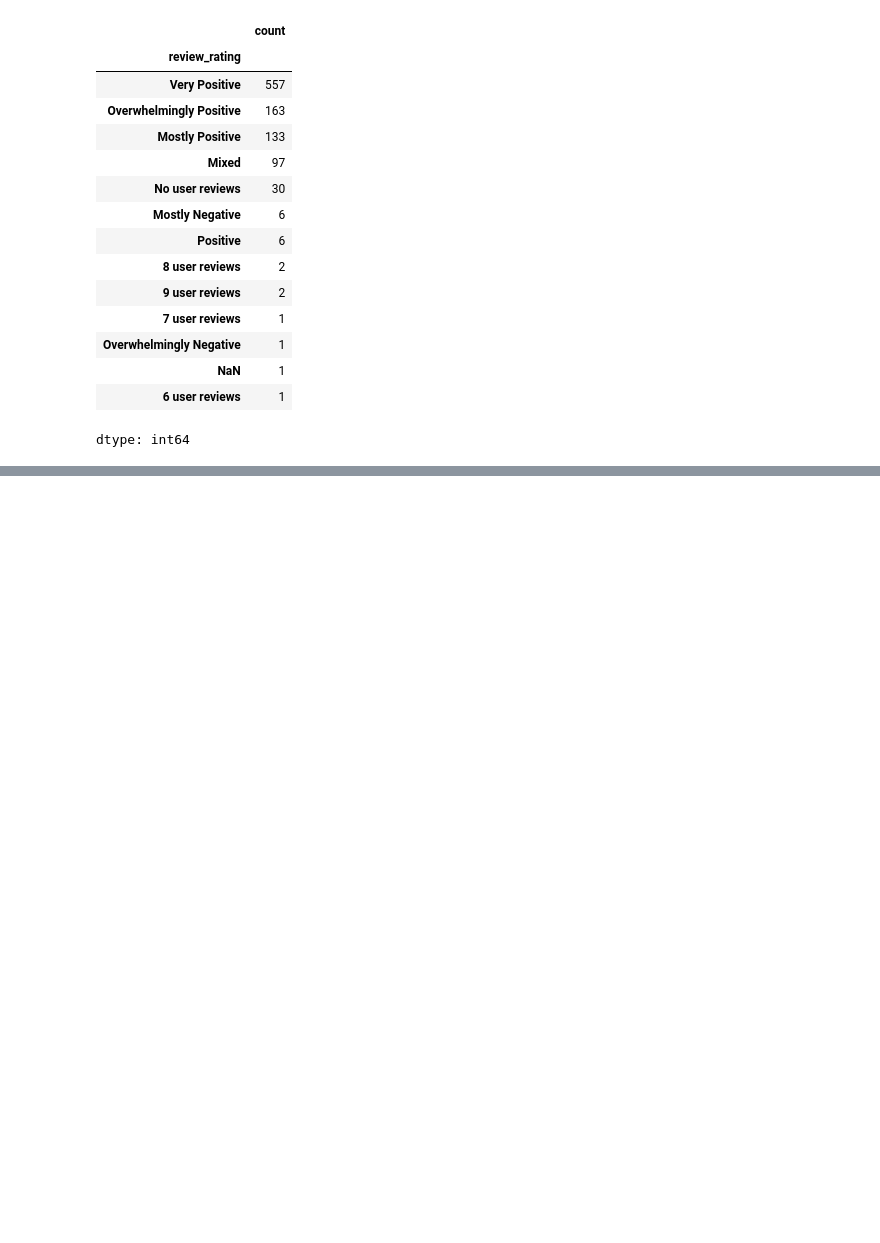
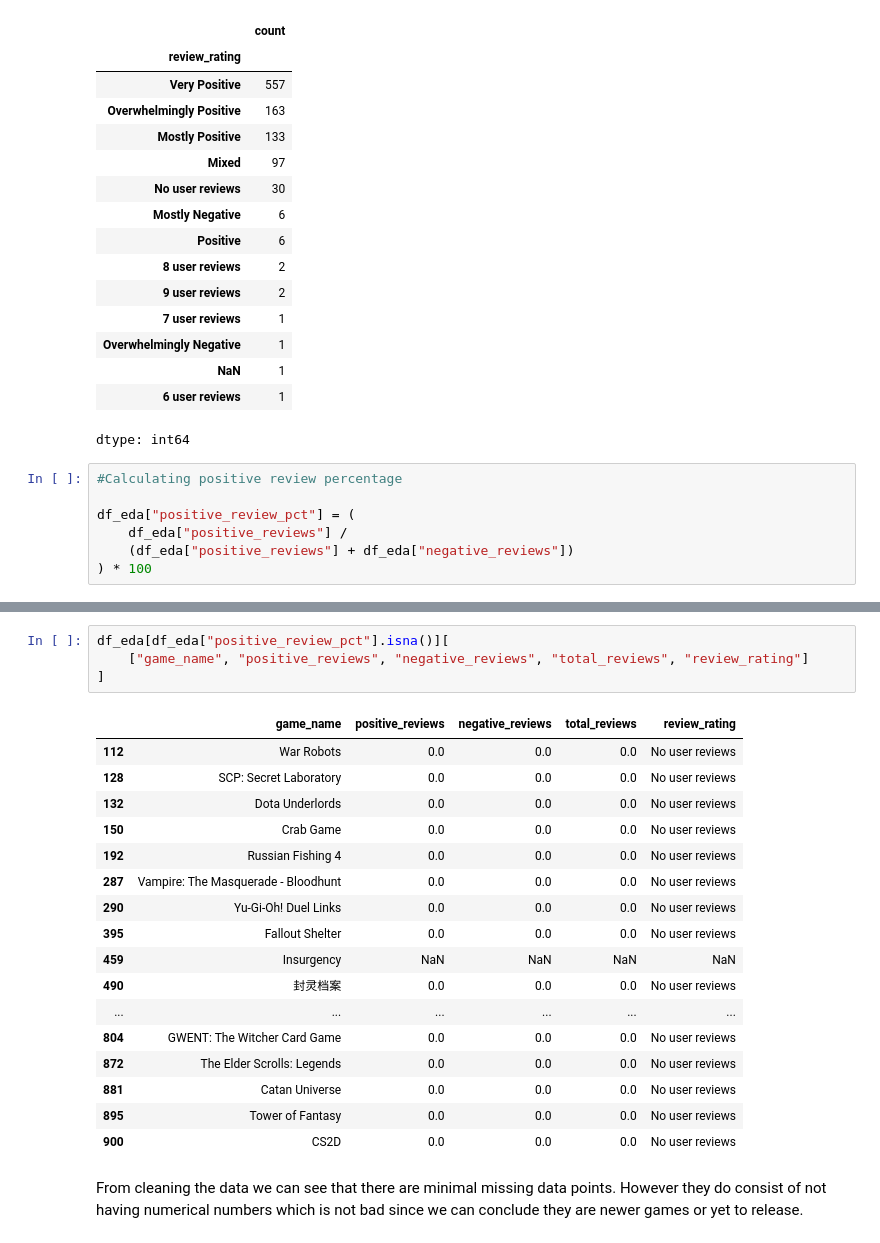
Before and after one commit to jxvoy23/csc366-steam-analysis, a Jupyter notebook: Steam_EDA.ipynb, the cells around one changed output, grey strips where cells are left out. Drawn from its saved outputs; the diff is of its cells as text; blank space fills up the shorter version.

Commit message:
Jupyter Notebook of Steam Dataset
Most of the data cleaning was done along with EDA.

```diff
--- a/Steam_EDA.ipynb
+++ b/Steam_EDA.ipynb
@@ -390,3 +392,10 @@ df_eda["review_rating"].value_counts(dropna=False)
 | NaN | 1 |
 | 6 user reviews | 1 |
 dtype: int64
+# %%
+#Calculating positive review percentage
+
+df_eda["positive_review_pct"] = (
+    df_eda["positive_reviews"] /
+    (df_eda["positive_reviews"] + df_eda["negative_reviews"])
+) * 100
@@ -392,0 +440,24 @@ dtype: int64
+# %%
+df_eda[df_eda["positive_review_pct"].isna()][
+    ["game_name", "positive_reviews", "negative_reviews", "total_reviews", "review_rating"]
+]
+# %% [output]
+|  | game_name | positive_reviews | negative_reviews | total_reviews | review_rating |
+| 112 | War Robots | 0.0 | 0.0 | 0.0 | No user reviews |
+| 128 | SCP: Secret Laboratory | 0.0 | 0.0 | 0.0 | No user reviews |
+| 132 | Dota Underlords | 0.0 | 0.0 | 0.0 | No user reviews |
+| 150 | Crab Game | 0.0 | 0.0 | 0.0 | No user reviews |
+| 192 | Russian Fishing 4 | 0.0 | 0.0 | 0.0 | No user reviews |
+| 287 | Vampire: The Masquerade - Bloodhunt | 0.0 | 0.0 | 0.0 | No user reviews |
+| 290 | Yu-Gi-Oh! Duel Links | 0.0 | 0.0 | 0.0 | No user reviews |
+| 395 | Fallout Shelter | 0.0 | 0.0 | 0.0 | No user reviews |
+| 459 | Insurgency | NaN | NaN | NaN | NaN |
+| 490 | 封灵档案 | 0.0 | 0.0 | 0.0 | No user reviews |
+| ... | ... | ... | ... | ... | ... |
+| 804 | GWENT: The Witcher Card Game | 0.0 | 0.0 | 0.0 | No user reviews |
+| 872 | The Elder Scrolls: Legends | 0.0 | 0.0 | 0.0 | No user reviews |
+| 881 | Catan Universe | 0.0 | 0.0 | 0.0 | No user reviews |
+| 895 | Tower of Fantasy | 0.0 | 0.0 | 0.0 | No user reviews |
+| 900 | CS2D | 0.0 | 0.0 | 0.0 | No user reviews |
+# %% [markdown]
+From cleaning the data we can see that there are minimal missing data points. However they do consist of not having numerical numbers which is not bad since we can conclude they are newer games or yet to release.
```
Also changed, not shown: parts of 10 cells of this notebook.
